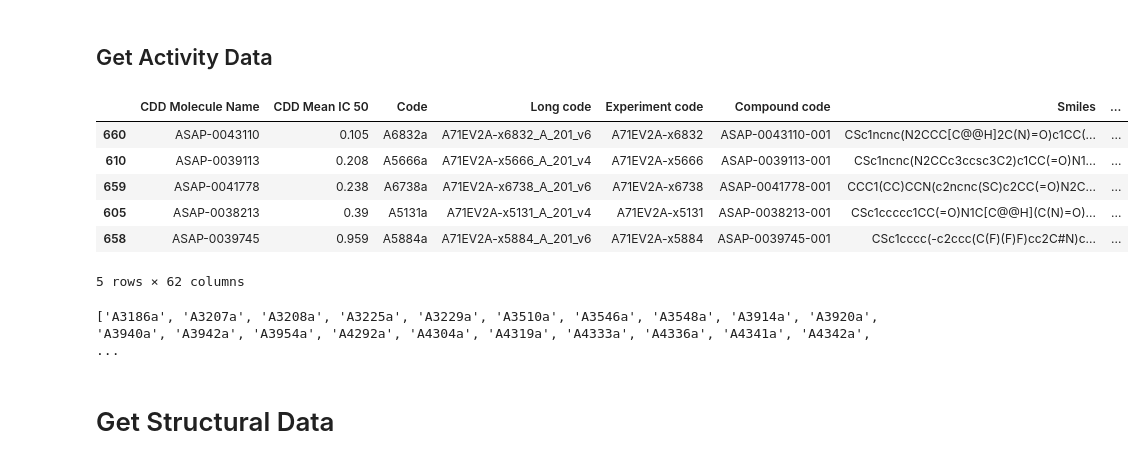
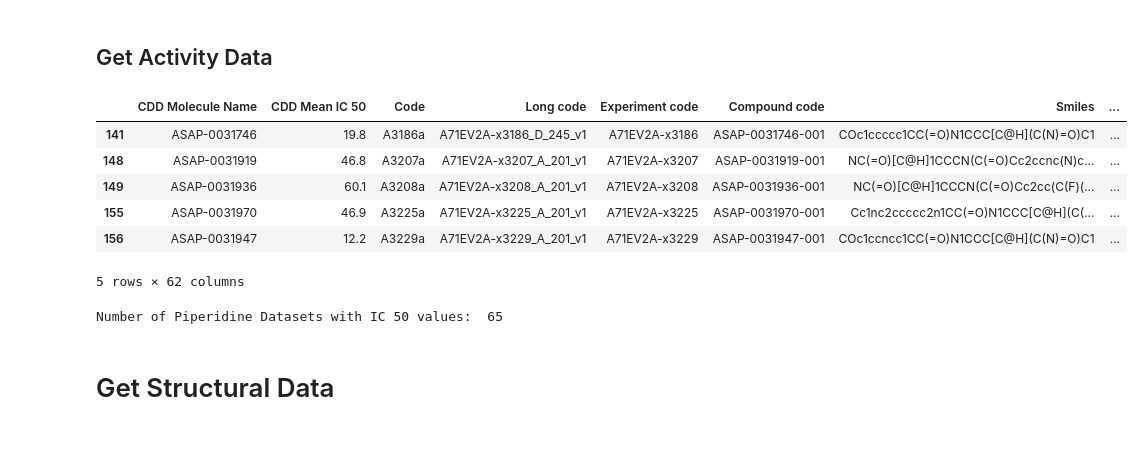
Before and after one commit to xchem/xaidar, a Jupyter notebook: notebooks/tasks/ev2a/fragalysis/03.2-conf_bfactor_dif.ipynb, the cells around one changed output. Cells and saved outputs as stored; diff of their text form; code cells hidden in the pictures.

```diff
--- a/notebooks/tasks/ev2a/fragalysis/03.2-conf_bfactor_dif.ipynb
+++ b/notebooks/tasks/ev2a/fragalysis/03.2-conf_bfactor_dif.ipynb
@@ -49,44 +49,48 @@ cdd_molecname_for_frag= [ list(pip_cdd_df[ pip_cdd_df["X-RAY: Dataset"] == expco
         if len( pip_cdd_df[ pip_cdd_df["X-RAY: Dataset"] == expcode ]["Molecule Name"].unique() ) != 0
         else None
         for expcode in piperidine_singles_df["Experiment code"]   ]
 
 piperidine_singles_df.insert(0, "CDD Molecule Name",cdd_molecname_for_frag)
 
 def is_convertible_to_float(s):
     """
     Checks if a string 's' can be safely converted to a float.
     Returns True if convertible, False otherwise.
     """
     try:
         float(s)
         return True
     except ValueError:
         return False
 
 cdd_ic50_for_frag= [
         pip_cdd_df[ pip_cdd_df["Molecule Name"] == molecName ]["WEIZMAN: IC50_GMean (µM)"].unique()[0]
           if ( len( pip_cdd_df[ pip_cdd_df["Molecule Name"] == molecName ]["WEIZMAN: IC50_GMean (µM)"].unique() ) != 0
               and is_convertible_to_float( pip_cdd_df[ pip_cdd_df["Molecule Name"] == molecName ]["WEIZMAN: IC50_GMean (µM)"].unique()[0] ))
         else pip_cdd_df[ pip_cdd_df["Molecule Name"] == molecName ]["BIENTA: IC50_GMean (µM)"].unique()[0]
           if ( len( pip_cdd_df[ pip_cdd_df["Molecule Name"] == molecName ]["BIENTA: IC50_GMean (µM)"].unique() ) != 0
               and is_convertible_to_float( pip_cdd_df[ pip_cdd_df["Molecule Name"] == molecName ]["BIENTA: IC50_GMean (µM)"].unique()[0] ))
         else None
         for _, molecName in piperidine_singles_df[["Experiment code","CDD Molecule Name"]].values   ]
 
 piperidine_singles_df.insert(1, "CDD Mean IC 50",cdd_ic50_for_frag)
-display( piperidine_singles_df.sort_values("CDD Mean IC 50").iloc[ :, :65].head(5) )
+display( piperidine_singles_df[piperidine_singles_df["CDD Mean IC 50"].notna()].head(5) )
+# display( piperidine_singles_df.sort_values("CDD Mean IC 50").iloc[ :, :65].head(5) )
 # %% [output]
 |  | CDD Molecule Name | CDD Mean IC 50 | Code | Long code | Experiment code | Compound code | Smiles | ... |
-| 660 | ASAP-0043110 | 0.105 | A6832a | A71EV2A-x6832_A_201_v6 | A71EV2A-x6832 | ASAP-0043110-001 | CSc1ncnc(N2CCC[C@@H]2C(N)=O)c1CC(... | ... |
-| 610 | ASAP-0039113 | 0.208 | A5666a | A71EV2A-x5666_A_201_v4 | A71EV2A-x5666 | ASAP-0039113-001 | CSc1ncnc(N2CCc3ccsc3C2)c1CC(=O)N1... | ... |
-| 659 | ASAP-0041778 | 0.238 | A6738a | A71EV2A-x6738_A_201_v6 | A71EV2A-x6738 | ASAP-0041778-001 | CCC1(CC)CCN(c2ncnc(SC)c2CC(=O)N2C... | ... |
-| 605 | ASAP-0038213 | 0.39 | A5131a | A71EV2A-x5131_A_201_v4 | A71EV2A-x5131 | ASAP-0038213-001 | CSc1ccccc1CC(=O)N1C[C@@H](C(N)=O)... | ... |
-| 658 | ASAP-0039745 | 0.959 | A5884a | A71EV2A-x5884_A_201_v6 | A71EV2A-x5884 | ASAP-0039745-001 | CSc1cccc(-c2ccc(C(F)(F)F)cc2C#N)c... | ... |
+| 141 | ASAP-0031746 | 19.8 | A3186a | A71EV2A-x3186_D_245_v1 | A71EV2A-x3186 | ASAP-0031746-001 | COc1ccccc1CC(=O)N1CCC[C@H](C(N)=O)C1 | ... |
+| 148 | ASAP-0031919 | 46.8 | A3207a | A71EV2A-x3207_A_201_v1 | A71EV2A-x3207 | ASAP-0031919-001 | NC(=O)[C@H]1CCCN(C(=O)Cc2ccnc(N)c... | ... |
+| 149 | ASAP-0031936 | 60.1 | A3208a | A71EV2A-x3208_A_201_v1 | A71EV2A-x3208 | ASAP-0031936-001 | NC(=O)[C@H]1CCCN(C(=O)Cc2cc(C(F)(... | ... |
+| 155 | ASAP-0031970 | 46.9 | A3225a | A71EV2A-x3225_A_201_v1 | A71EV2A-x3225 | ASAP-0031970-001 | Cc1nc2ccccc2n1CC(=O)N1CCC[C@H](C(... | ... |
+| 156 | ASAP-0031947 | 12.2 | A3229a | A71EV2A-x3229_A_201_v1 | A71EV2A-x3229 | ASAP-0031947-001 | COc1ccncc1CC(=O)N1CCC[C@H](C(N)=O)C1 | ... |
 5 rows × 62 columns
 # %%
 piperidine_dataset_codes = piperidine_singles_df[piperidine_singles_df["CDD Mean IC 50"].notna()]["Code"].tolist()
+piperidine_ic50_values = piperidine_singles_df[piperidine_singles_df["CDD Mean IC 50"].notna()]["CDD Mean IC 50"].tolist()
+piperidine_ic50_values = np.array( [ float( ic50 ) for ic50 in piperidine_ic50_values ])
+print( "Number of Piperidine Datasets with IC 50 values: ", len(piperidine_dataset_codes) )
 # %% [output]
-['A3186a', 'A3207a', 'A3208a', 'A3225a', 'A3229a', 'A3510a', 'A3546a', 'A3548a', 'A3914a', 'A3920a', 'A3940a', 'A3942a', 'A3954a', 'A4292a', 'A4304a', 'A4319a', 'A4333a', 'A4336a', 'A4341a', 'A4342a', ...
+Number of Piperidine Datasets with IC 50 values:  65
 # %% [markdown]
 # Get Structural Data
 # %% [markdown]
```
Also changed, not shown: parts of 7 cells of this notebook.
